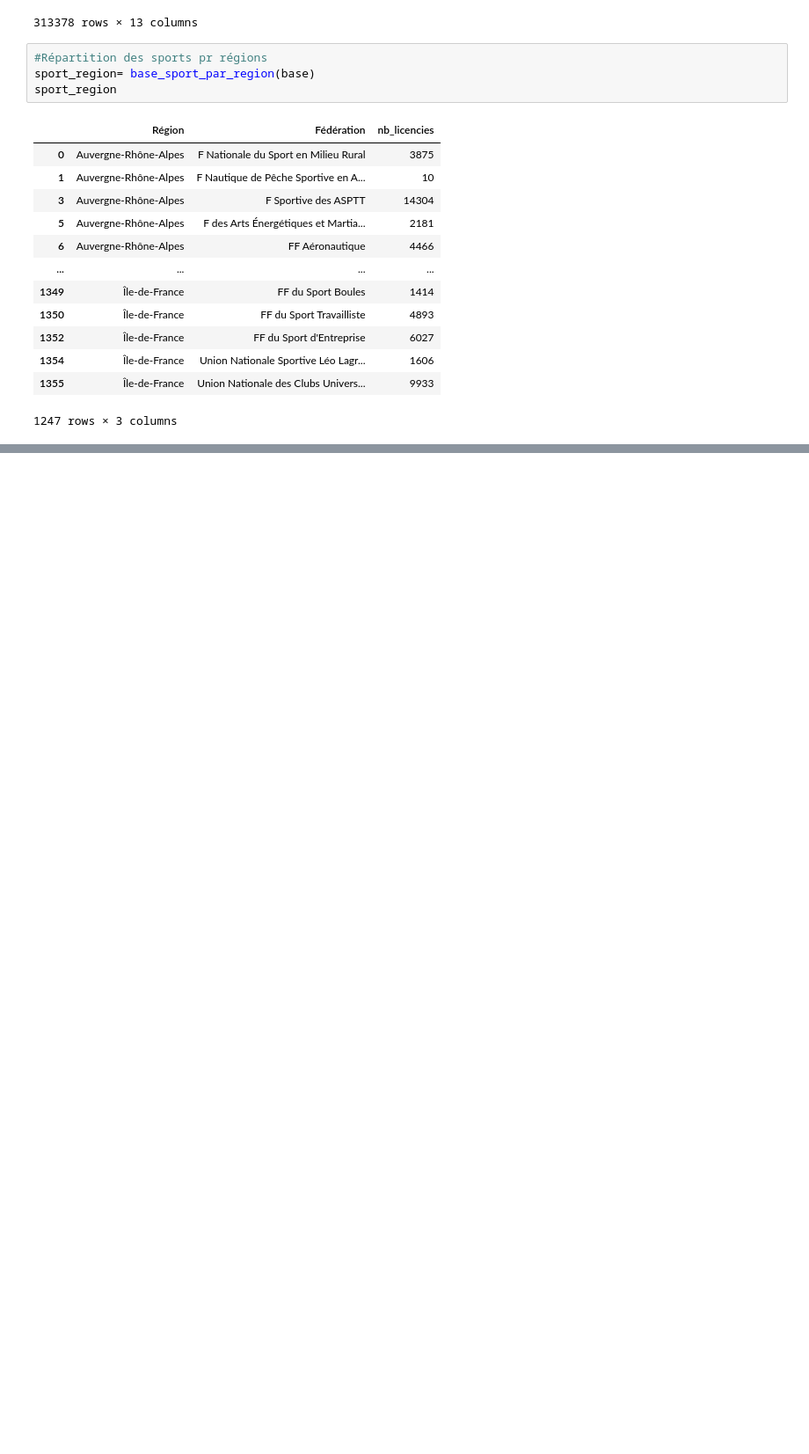
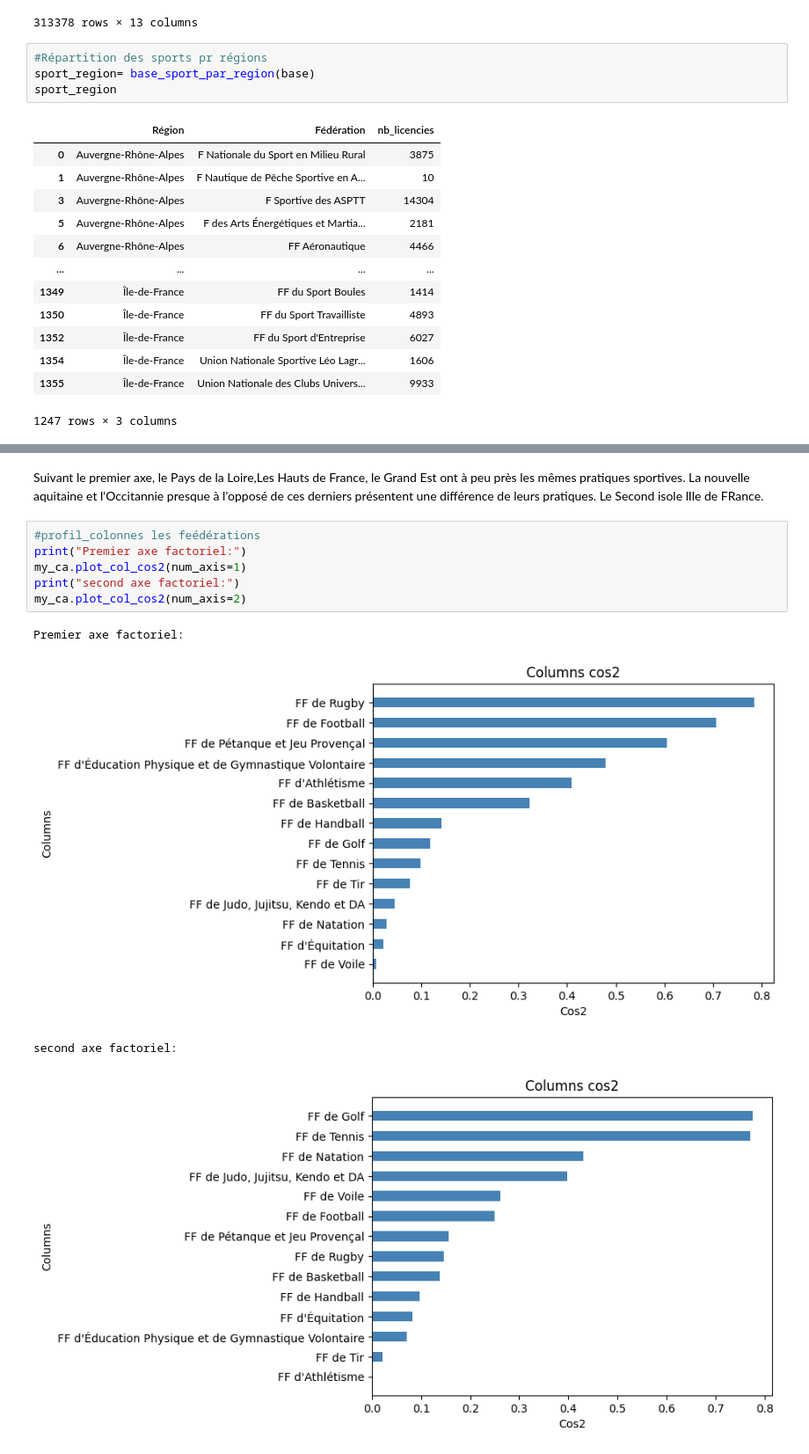
Before and after one commit to paulrsnn/projet-python, a Jupyter notebook: Classification.ipynb, the cells around one changed output, grey strips where cells are left out. Shown at 88% size. Saved outputs shown, nothing was run; the diff lists cells and outputs as text; blank space fills up the shorter version.

```diff
--- a/Classification.ipynb
+++ b/Classification.ipynb
@@ -84,0 +184,14 @@ sports_plus_pratiques_par_region(sport_region)
+# %% [markdown]
+Suivant le premier axe, le Pays de la Loire,Les Hauts de France, le Grand Est ont à peu près les mêmes pratiques sportives. La nouvelle aquitaine et l'Occitannie  presque à l'opposé de ces derniers présentent une différence de leurs pratiques.
+Le Second isole lIle de FRance.
+# %%
+#profil_colonnes les feédérations
+print("Premier axe factoriel:")
+my_ca.plot_col_cos2(num_axis=1)
+print("second axe factoriel:")
+my_ca.plot_col_cos2(num_axis=2)
+# %% [output]
+Premier axe factoriel:
+[figure, added]
+second axe factoriel:
+[figure, added]
```
Also changed, not shown: parts of 16 cells of this notebook, 1 other file.
